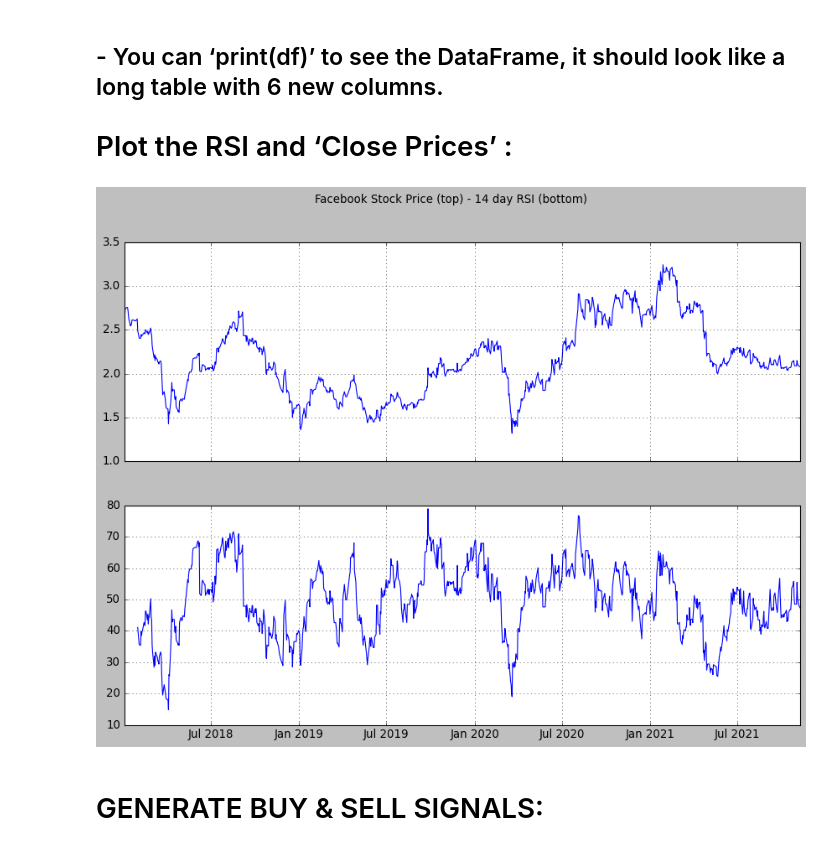
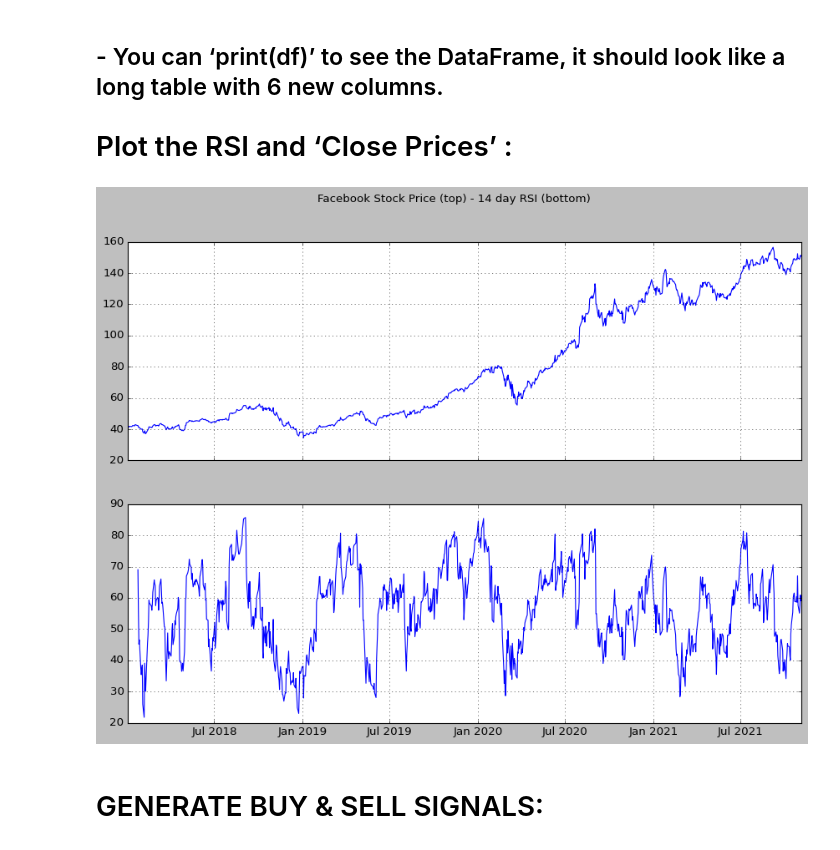
Before and after one commit to Callyong/Trading_Study, a Jupyter notebook: RSI_Sample_works.ipynb, the cells around one changed output. Saved outputs shown, nothing was run; the diff lists cells and outputs as text; code cells hidden in the pictures.

```diff
--- a/RSI_Sample_works.ipynb
+++ b/RSI_Sample_works.ipynb
@@ -9,6 +8,5 @@ from datetime import datetime
 # %%
-ticker = '7022.kl'
-KL0200 = yf.Ticker(ticker)
+ticker = 'aapl'
 # Last 3 years closing prices starting from Jan 2, 2018.
 
 now = dt.datetime.now()
@@ -16,8 +14,6 @@ startyear = 2018
 startmonth = 1
 startday = 2
 start = dt.datetime(startyear, startmonth, startday)
-interval_ = '1d'
-df = yf.download(ticker, start, now, interval = interval_)
-#df = pdr.get_data_yahoo(ticker, start, now)
-KL0200.info
+df = pdr.get_data_yahoo(ticker, start, now)
+df.tail()
 # %% [output]
@@ -85,8 +51,6 @@ See the caveats in the documentation: https://pandas.pydata.org/pandas-docs/stab
 # %%
-## RSI average day
-Average_day = 20
 ## Calculate initial Average Up & Down, RS and RSI
-df['Average Up'][Average_day] = df['Up Move'][1:Average_day+1].mean()
-df['Average Down'][Average_day] = df['Down Move'][1:Average_day+1].mean()
-df['RS'][Average_day] = df['Average Up'][Average_day] / df['Average Down'][Average_day]
-df['RSI'][Average_day] = 100 - (100/(1+df['RS'][Average_day]))
+df['Average Up'][14] = df['Up Move'][1:15].mean()
+df['Average Down'][14] = df['Down Move'][1:15].mean()
+df['RS'][14] = df['Average Up'][14] / df['Average Down'][14]
+df['RSI'][14] = 100 - (100/(1+df['RS'][14]))
@@ -110,7 +57,7 @@ See the caveats in the documentation: https://pandas.pydata.org/pandas-docs/stab
 # %%
 ## Calculate rest of Average Up, Average Down, RS, RSI
-for x in range(Average_day+1, len(df)):
-    df['Average Up'][x] = (df['Average Up'][x-1]*(Average_day-1)+df['Up Move'][x])/Average_day
-    df['Average Down'][x] = (df['Average Down'][x-1]*(Average_day-1)+df['Down Move'][x])/Average_day
+for x in range(15, len(df)):
+    df['Average Up'][x] = (df['Average Up'][x-1]*13+df['Up Move'][x])/14
+    df['Average Down'][x] = (df['Average Down'][x-1]*13+df['Down Move'][x])/14
     df['RS'][x] = df['Average Up'][x] / df['Average Down'][x]
     df['RSI'][x] = 100 - (100/(1+df['RS'][x]))
@@ -137,14 +67,14 @@ See the caveats in the documentation: https://pandas.pydata.org/pandas-docs/stab
 # %%
 ## Chart the stock price and RSI
 #plt.style.use('_classic_test')
 fig, axs = plt.subplots(2, sharex=True, figsize=(13,9))
-fig.suptitle('Facebook Stock Price (top) - 14 day RSI (bottom)', )
+fig.suptitle('Facebook Stock Price (top) - 14 day RSI (bottom)')
 axs[0].plot(df['Adj Close'])
 axs[1].plot(df['RSI'])
 axs[0].grid()
 axs[1].grid()
 # %% [output]
-[figure, old version]
+[figure, new version]
 # %% [markdown]
 # GENERATE BUY & SELL SIGNALS:
 # %%
```
Also changed, not shown: parts of 11 cells of this notebook, 2 other files.
